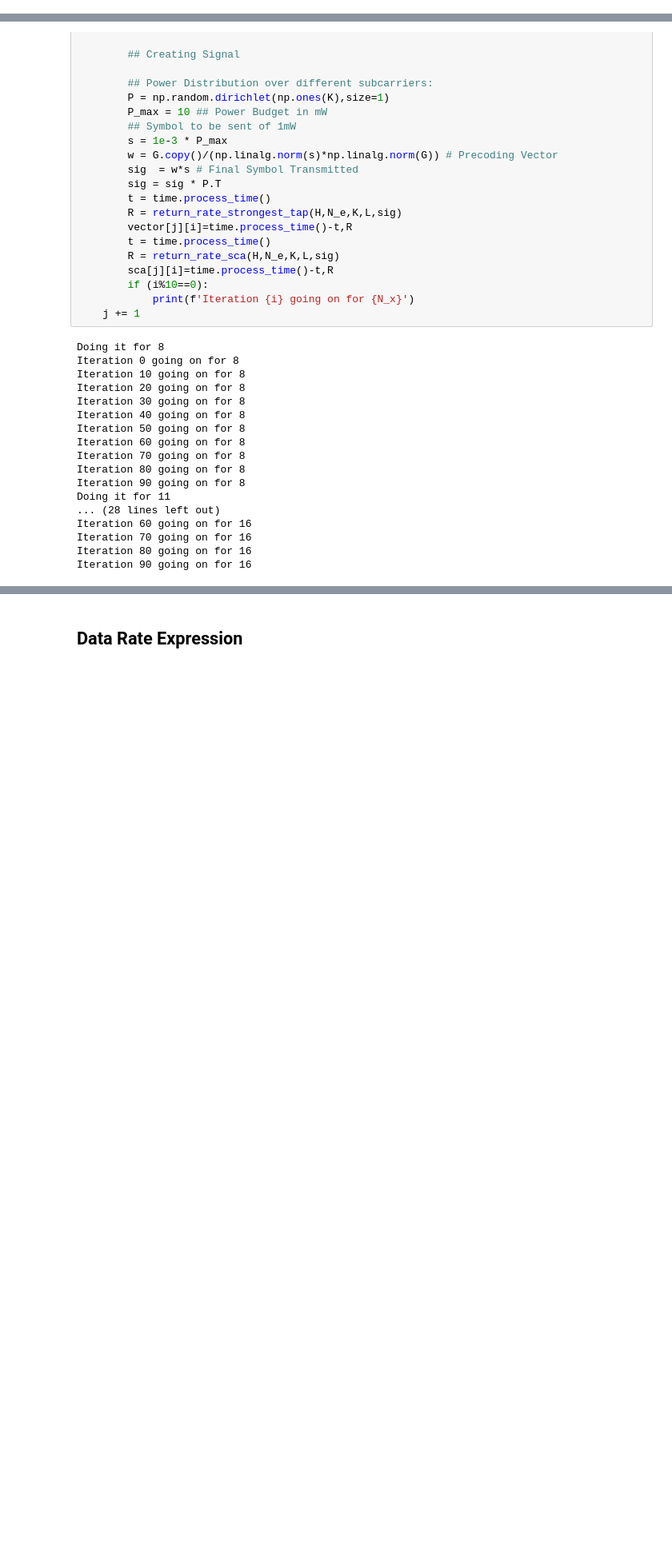
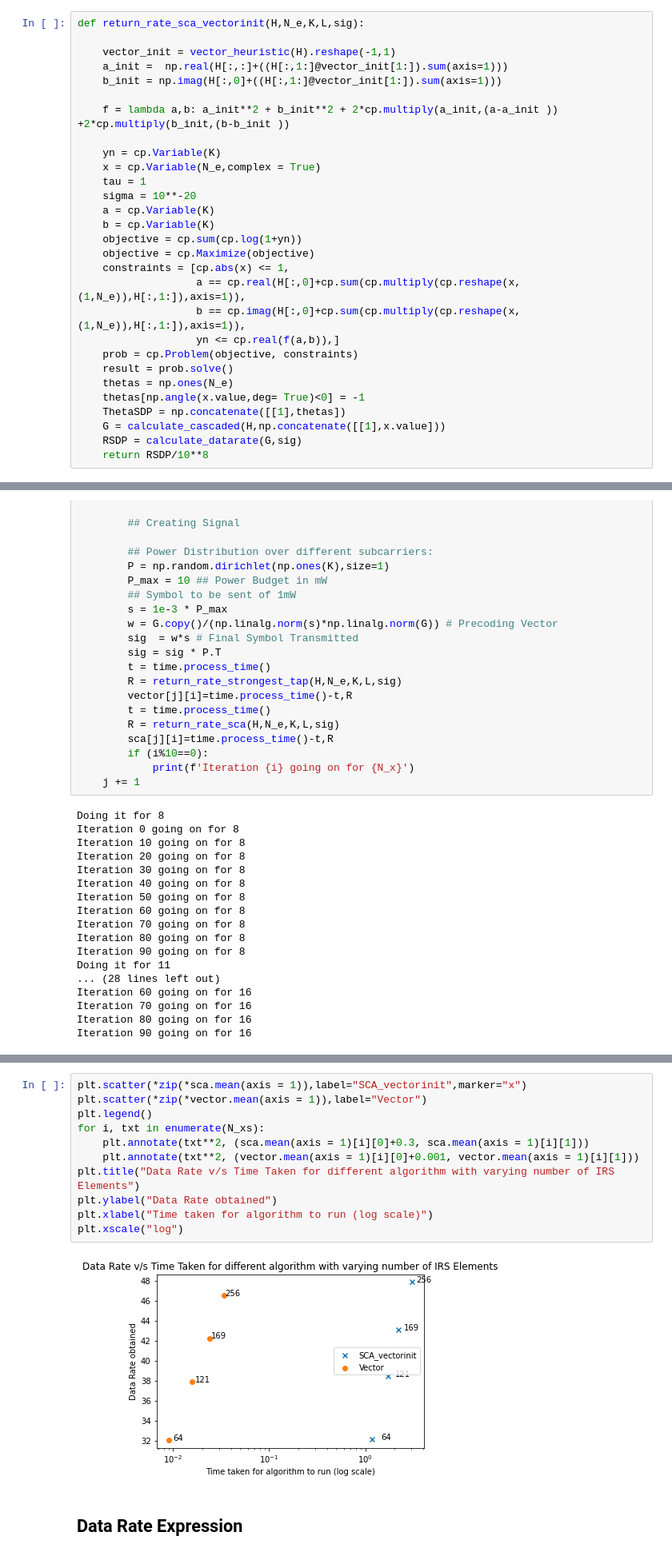
Before and after one commit to aditj/IRS-Paper, a Jupyter notebook: IRS_problem.ipynb, the cells around one changed output, grey strips where cells are left out. Shown: that part at 80% size. Saved outputs shown, nothing was run; the diff lists cells and outputs as text; blank space fills up the shorter version.

Commit message:
SCA using vector initialization simulation

```diff
--- a/IRS_problem.ipynb
+++ b/IRS_problem.ipynb
@@ -157,6 +158,35 @@ def return_rate_sca(H,N_e,K,L,sig):
     G = calculate_cascaded(H,np.concatenate([[1],x.value]))
     RSDP = calculate_datarate(G,sig)
     return RSDP/10**8
+# %%
+def return_rate_sca_vectorinit(H,N_e,K,L,sig):
+
+    vector_init = vector_heuristic(H).reshape(-1,1)
+    a_init =  np.real(H[:,:]+((H[:,1:]@vector_init[1:]).sum(axis=1)))
+    b_init = np.imag(H[:,0]+((H[:,1:]@vector_init[1:]).sum(axis=1)))
+
+    f = lambda a,b: a_init**2 + b_init**2 + 2*cp.multiply(a_init,(a-a_init )) +2*cp.multiply(b_init,(b-b_init ))
+
+    yn = cp.Variable(K)
+    x = cp.Variable(N_e,complex = True)
+    tau = 1
+    sigma = 10**-20
+    a = cp.Variable(K)
+    b = cp.Variable(K)
+    objective = cp.sum(cp.log(1+yn))
+    objective = cp.Maximize(objective)
+    constraints = [cp.abs(x) <= 1,
+                   a == cp.real(H[:,0]+cp.sum(cp.multiply(cp.reshape(x,(1,N_e)),H[:,1:]),axis=1)),
+                   b == cp.imag(H[:,0]+cp.sum(cp.multiply(cp.reshape(x,(1,N_e)),H[:,1:]),axis=1)),
+                   yn <= cp.real(f(a,b)),]
+    prob = cp.Problem(objective, constraints)
+    result = prob.solve()
+    thetas = np.ones(N_e)
+    thetas[np.angle(x.value,deg= True)<0] = -1
+    ThetaSDP = np.concatenate([[1],thetas])
+    G = calculate_cascaded(H,np.concatenate([[1],x.value]))
+    RSDP = calculate_datarate(G,sig)
+    return RSDP/10**8
 # %%
 N_iter = 100
 N_xs = [8,11,13,16]
@@ -276,3 +400,16 @@ plt.xscale("log")
+# %%
+plt.scatter(*zip(*sca.mean(axis = 1)),label="SCA_vectorinit",marker="x")
+plt.scatter(*zip(*vector.mean(axis = 1)),label="Vector")
+plt.legend()
+for i, txt in enumerate(N_xs):
+    plt.annotate(txt**2, (sca.mean(axis = 1)[i][0]+0.3, sca.mean(axis = 1)[i][1]))
+    plt.annotate(txt**2, (vector.mean(axis = 1)[i][0]+0.001, vector.mean(axis = 1)[i][1]))
+plt.title("Data Rate v/s Time Taken for different algorithm with varying number of IRS Elements")
+plt.ylabel("Data Rate obtained")
+plt.xlabel("Time taken for algorithm to run (log scale)")
+plt.xscale("log")
+# %% [output]
+[figure, added]
 # %% [markdown]
 ## Data Rate Expression
 # %% [markdown]
```
Also changed, not shown: parts of 5 cells of this notebook.
